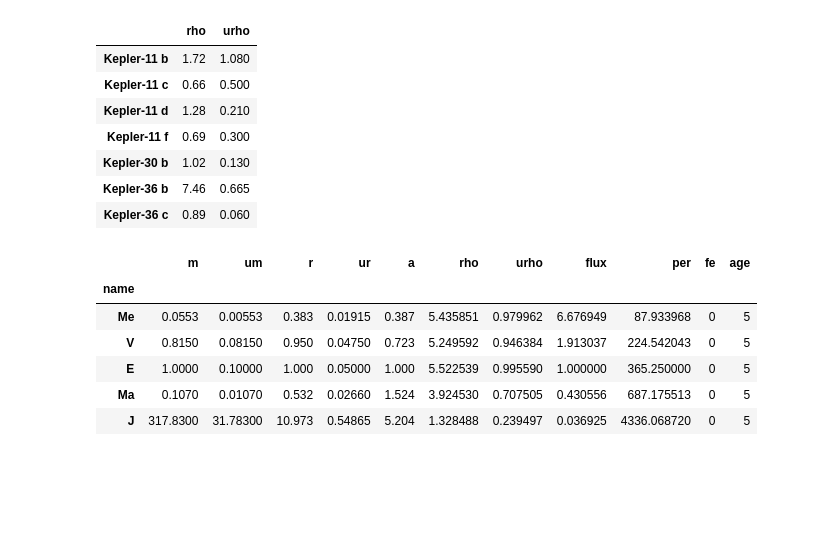
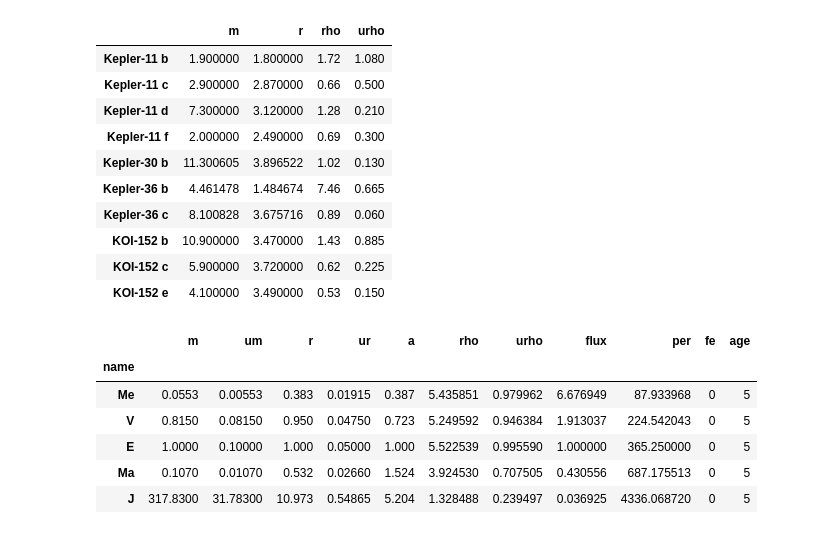
Before and after one commit to sealauren/mrf, a Jupyter notebook: plot_mr.ipynb, the cells around one changed output. Drawn from its saved outputs; the diff is of its cells as text; code cells hidden in the pictures; blank space fills up the shorter version.

Commit message:
ArXiv version 2
Added 3 new planets (Jontof-Hutter), fixed inconsistencies in table +
equations, new relations

```diff
--- a/plot_mr.ipynb
+++ b/plot_mr.ipynb
@@ -25,7 +23,7 @@ sp_1sig = sp[sp.m > sp.um]
 sp_cold = sp[sp.flux <= np.median(sp.flux)]
 sp_hot = sp[sp.flux > np.median(sp.flux)]
 sp['ttv'] = [0]*len(sp)
-sp.ix[['Kepler-11 b','Kepler-11 c','Kepler-11 d','Kepler-11 f','Kepler-30 b','Kepler-36 b','Kepler-36 c'],'ttv'] = 1
-ttvs = sp.ix[['Kepler-11 b','Kepler-11 c','Kepler-11 d','Kepler-11 f','Kepler-30 b','Kepler-36 b','Kepler-36 c'],:]
+sp.ix[['Kepler-11 b','Kepler-11 c','Kepler-11 d','Kepler-11 f','Kepler-30 b','Kepler-36 b','Kepler-36 c','KOI-152 b','KOI-152 c','KOI-152 e'],'ttv'] = 1
+ttvs = sp.ix[['Kepler-11 b','Kepler-11 c','Kepler-11 d','Kepler-11 f','Kepler-30 b','Kepler-36 b','Kepler-36 c','KOI-152 b','KOI-152 c','KOI-152 e'],:]
 len(sp)
 # %% [output]
@@ -54,14 +46,17 @@ sp.ix[:,['per','m','um','r','ur','flux','firstref','orbref']]
 # %%
-ttvs.ix[:,['rho','urho']]
+ttvs.ix[:,['m','r','rho','urho']]
 # %% [output]
-|  | rho | urho |
-| Kepler-11 b | 1.72 | 1.080 |
-| Kepler-11 c | 0.66 | 0.500 |
-| Kepler-11 d | 1.28 | 0.210 |
-| Kepler-11 f | 0.69 | 0.300 |
-| Kepler-30 b | 1.02 | 0.130 |
-| Kepler-36 b | 7.46 | 0.665 |
-| Kepler-36 c | 0.89 | 0.060 |
+|  | m | r | rho | urho |
+| Kepler-11 b | 1.900000 | 1.800000 | 1.72 | 1.080 |
+| Kepler-11 c | 2.900000 | 2.870000 | 0.66 | 0.500 |
+| Kepler-11 d | 7.300000 | 3.120000 | 1.28 | 0.210 |
+| Kepler-11 f | 2.000000 | 2.490000 | 0.69 | 0.300 |
+| Kepler-30 b | 11.300605 | 3.896522 | 1.02 | 0.130 |
+| Kepler-36 b | 4.461478 | 1.484674 | 7.46 | 0.665 |
+| Kepler-36 c | 8.100828 | 3.675716 | 0.89 | 0.060 |
+| KOI-152 b | 10.900000 | 3.470000 | 1.43 | 0.885 |
+| KOI-152 c | 5.900000 | 3.720000 | 0.62 | 0.225 |
+| KOI-152 e | 4.100000 | 3.490000 | 0.53 | 0.150 |
 # %%
 mearth = 5.9721986E27 #grams
 rearth = 6.3675E8 #centimeters
```
Also changed, not shown: parts of 27 cells of this notebook, 25 other files.
